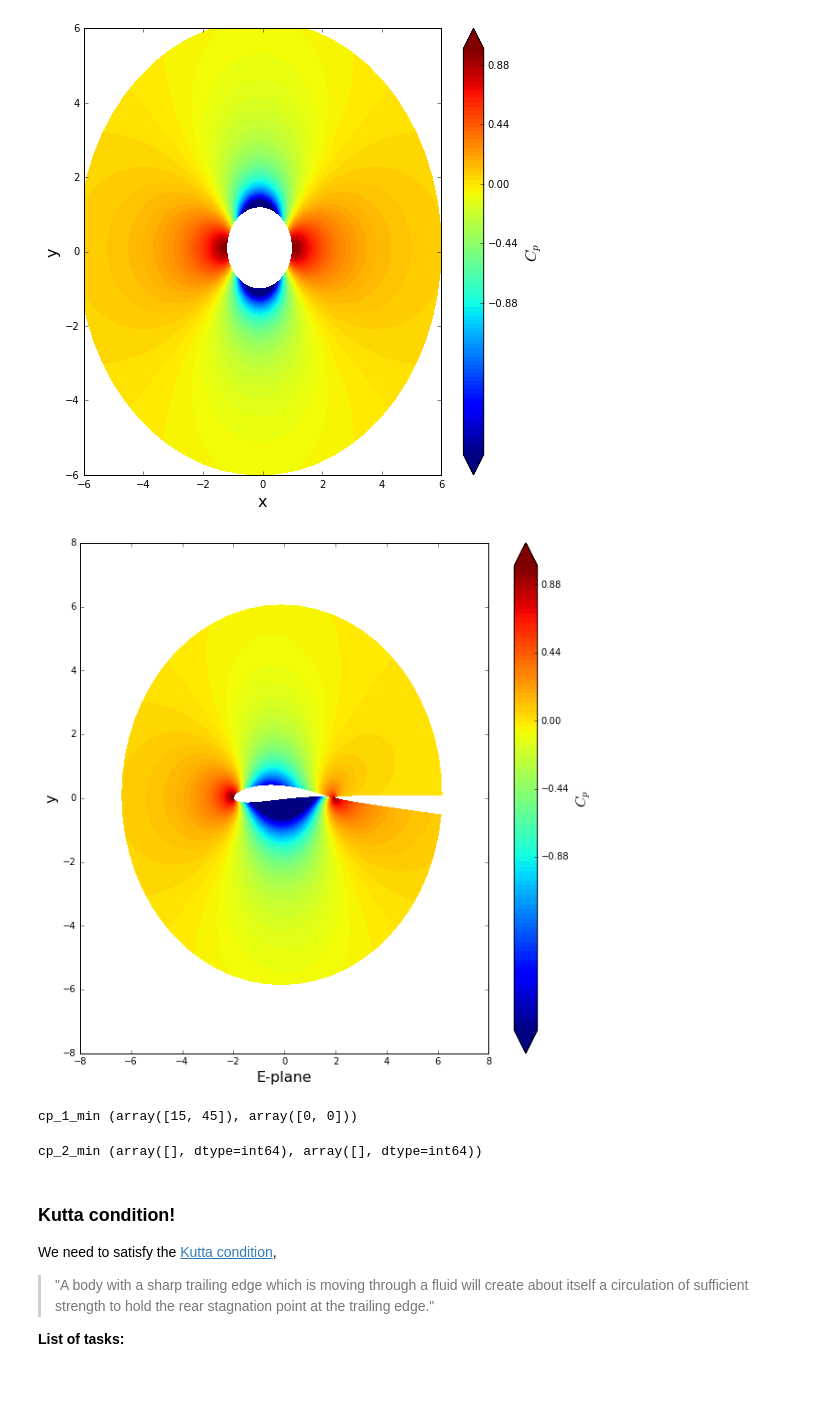
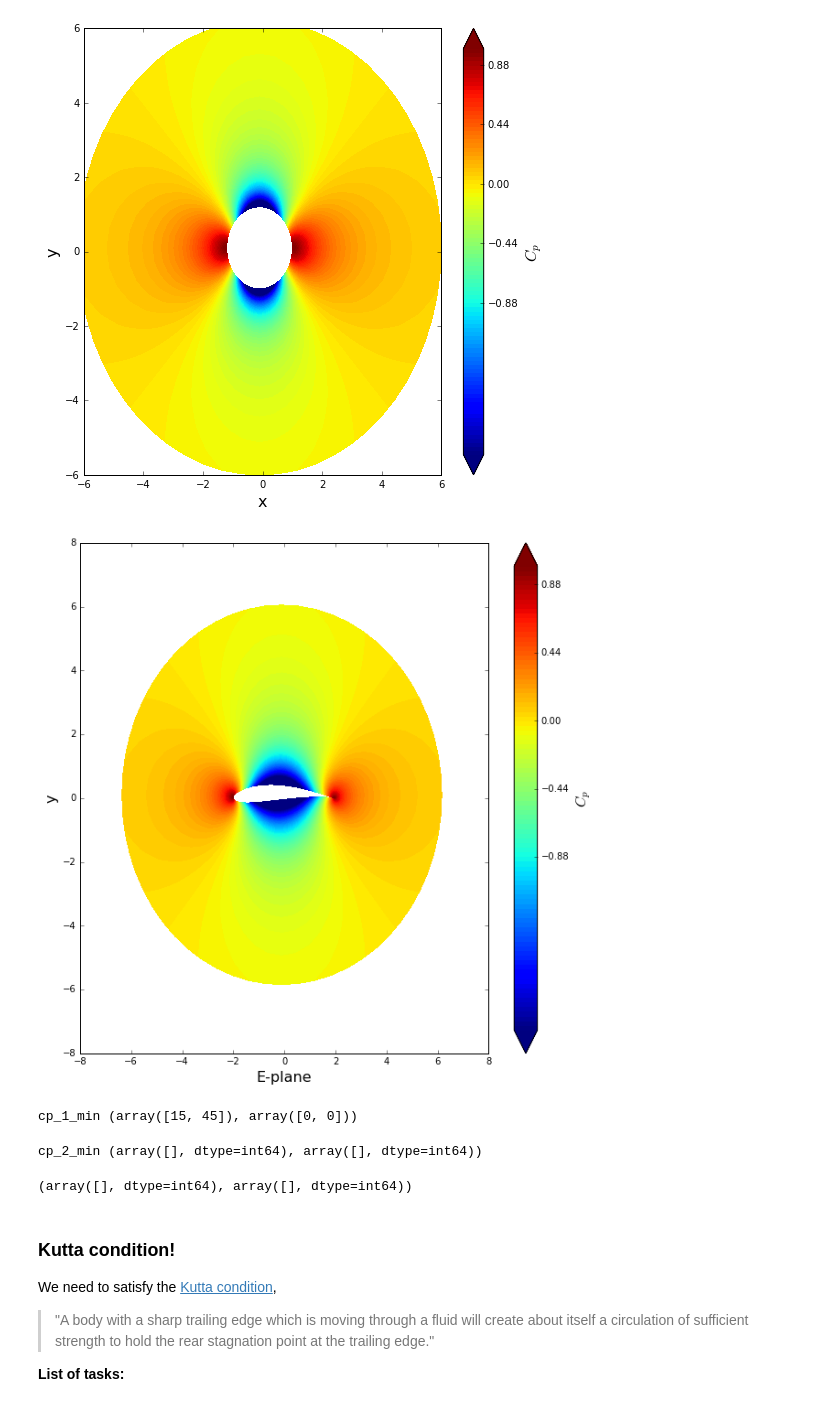
Before and after one commit to liu19941121/mae6226-work, a Jupyter notebook: midterm/midterm.ipynb, the cells around one changed output. Saved outputs shown, nothing was run; the diff lists cells and outputs as text; code cells hidden in the pictures.

```diff
--- a/midterm/midterm.ipynb
+++ b/midterm/midterm.ipynb
@@ -349,7 +349,7 @@ print('W_check = ', W_check )
 W_check =  (1.0002265582728562+0.09950024282184333j)
 # %%
 # get the value of the derivative  dzdξ
-W_E = u_1 + 1j*v_1
+W_E = u_1 - 1j*v_1
 W_2 = get_velocity_W(b, T_theta, x_1, y_1)
 W_z = W_E / W_2
 u_2 = W_z.real
@@ -399,20 +399,20 @@ cbar.set_ticks([-0.88, -0.44, 0.0, 0.44, 0.88])
 # %%
 cp_2 = 1.0 - (u_2**2 + v_2**2)/u_inf**2
 
 # plot the pressure coefficient field in the E-plane
 size = 10
 pyplot.figure(figsize=(size, size))
 pyplot.xlabel('x', fontsize=16)
 pyplot.ylabel('y', fontsize=16)
 pyplot.xlabel('E-plane', fontsize=16)
 pyplot.xlim(-8.0, 8.0)
 pyplot.ylim(-8.0, 8.0)
-contf = pyplot.contourf(z_2.real, z_2.imag, cp_2, levels=numpy.linspace(-2.0, 1.0, 100), extend='both')
+contf = pyplot.contourf(z_2.real, z_2.imag, cp_1, levels=numpy.linspace(-2.0, 1.0, 100), extend='both')
 cbar = pyplot.colorbar(contf)
 cbar.set_label('$C_p$', fontsize=16)
 cbar.set_ticks([-0.88, -0.44, 0.0, 0.44, 0.88])
 # %% [output]
-[figure, old version]
+[figure, new version]
 # %%
 cp_1_min = numpy.where(cp_1 == numpy.min(cp_1))
 print('cp_1_min', cp_1_min)
@@ -421,8 +421,10 @@ cp_1_min (array([15, 45]), array([0, 0]))
 # %%
 cp_2_min = numpy.where(cp_2 == numpy.min(cp_2))
 print('cp_2_min', cp_2_min)
+cp_2_min
 # %% [output]
 cp_2_min (array([], dtype=int64), array([], dtype=int64))
+(array([], dtype=int64), array([], dtype=int64))
 # %% [markdown]
 ### Kutta condition!
 
```
Also changed, not shown: parts of 2 cells of this notebook.
